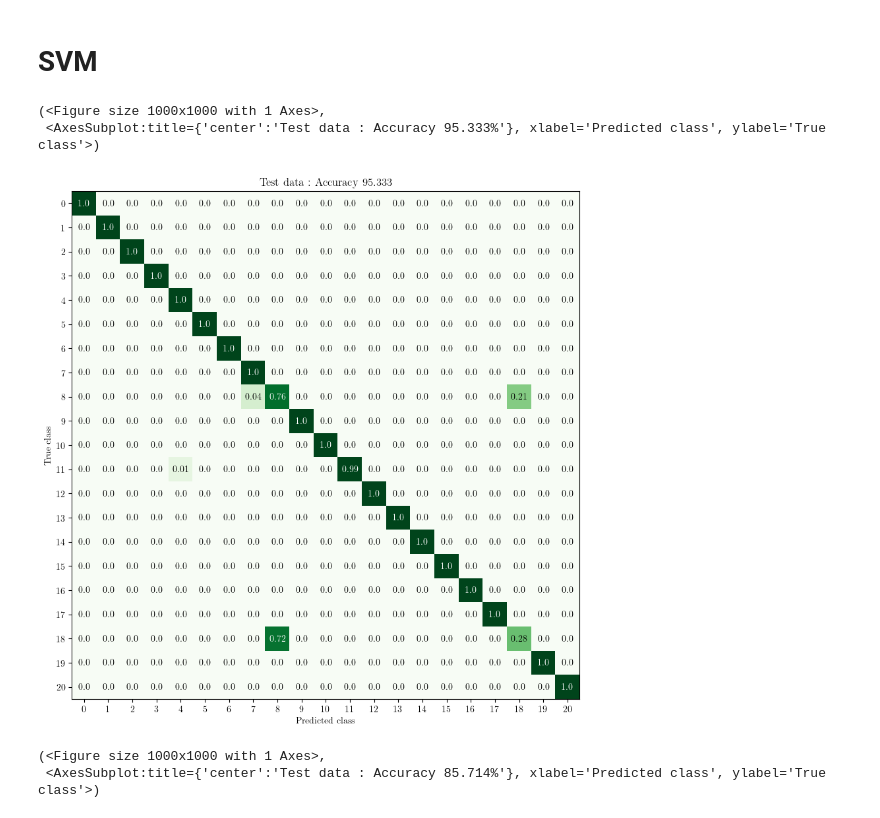
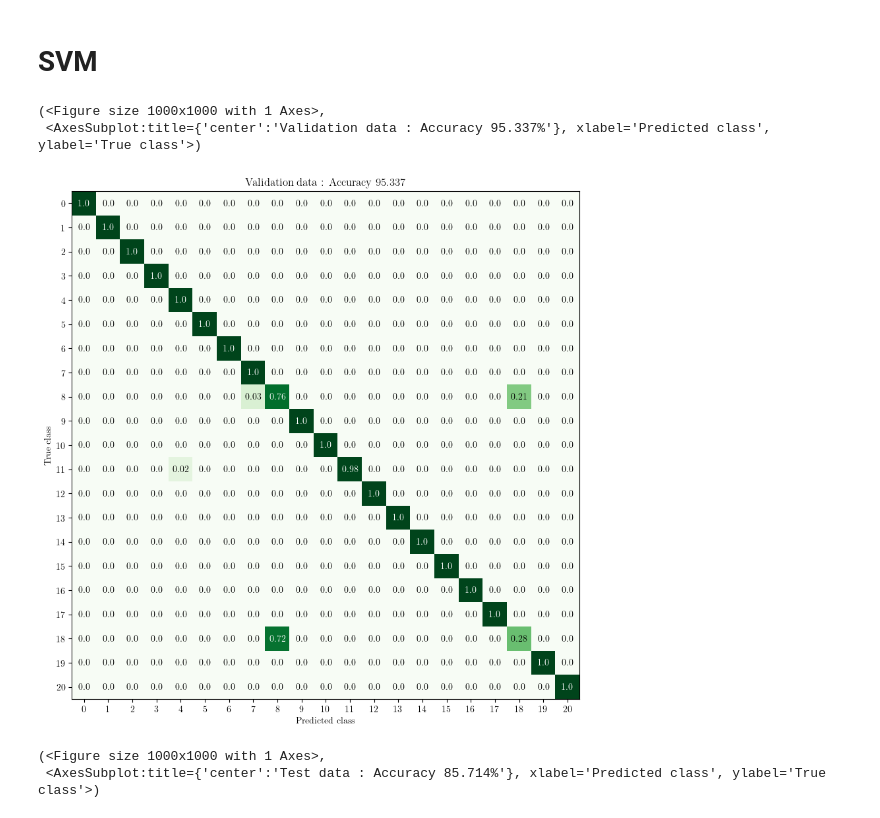
Before and after one commit to peterkrull/p7-ml-refrigeration-fault-detection, a Jupyter notebook: Python/Wrong labels classifiers.ipynb, the cells around one changed output. Cells and saved outputs as stored; diff of their text form; code cells hidden in the pictures.

```diff
--- a/Python/Wrong labels classifiers.ipynb
+++ b/Python/Wrong labels classifiers.ipynb
@@ -67,19 +70,19 @@ Y_tst = np.ravel(test_data['target'])
 # %%
 from sklearn import svm
 
 #Train SVM
 clf = svm.SVC( kernel="rbf", decision_function_shape="ovo", C=1000, gamma=0.01)
 clf.fit(X_trn,Y_trn)
 
 # Test on test data
 Y_val_predict = clf.predict(X_val)
 
 #Generate confusion matrix pdf
-confusion_matrix2.confusion_matrix(Y_val,Y_val_predict, figsize = (10,10), save_fig_name = 'SVM_test_swap.pdf', title = 'Test data',eval_labels = False)
+confusion_matrix2.confusion_matrix(Y_val,Y_val_predict, figsize = (10,10), save_fig_name = 'SVM_validation_swap.pdf', title = 'Validation data',eval_labels = False)
 # %% [output]
 (<Figure size 1000x1000 with 1 Axes>,
- <AxesSubplot:title={'center':'Test data : Accuracy 95.333%'}, xlabel='Predicted class', ylabel='True class'>)
+ <AxesSubplot:title={'center':'Validation data : Accuracy 95.337%'}, xlabel='Predicted class', ylabel='True class'>)
-[figure, old version]
+[figure, new version]
 # %%
 
 # Test on test data
```
Also changed, not shown: parts of 3 cells of this notebook.
